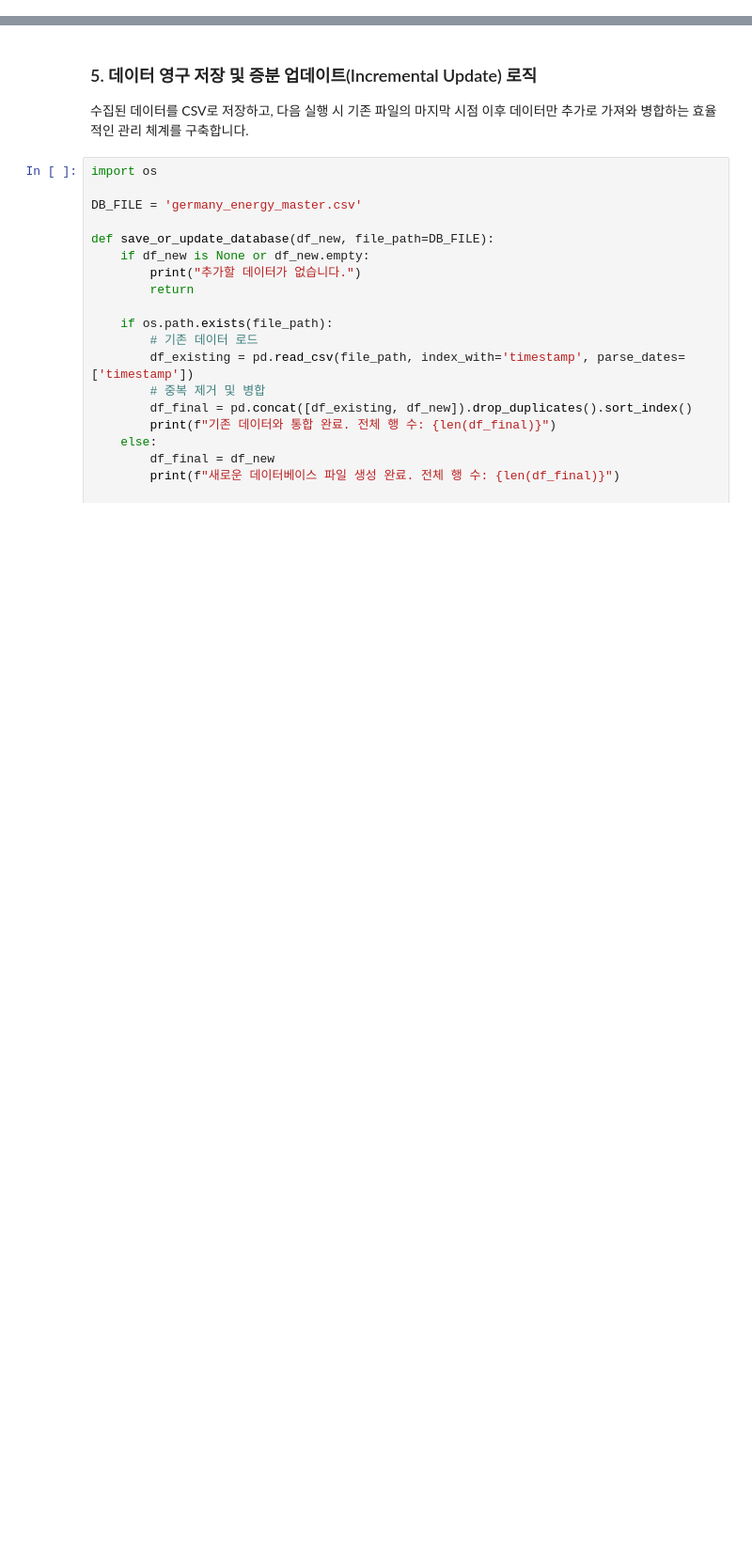
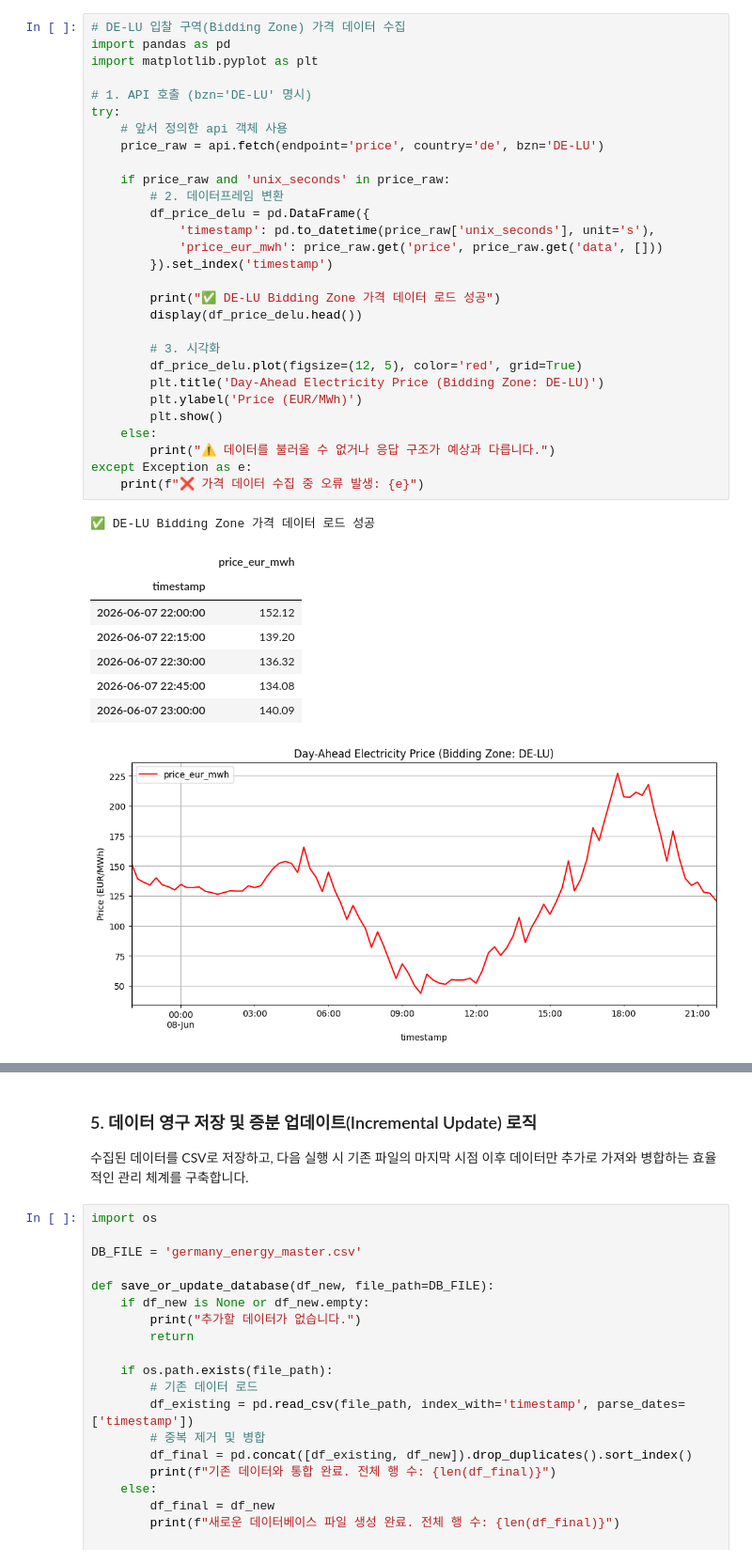
Before and after one commit to Giraffe-Shin/trading, a Jupyter notebook: 독일전력분석.ipynb, the cells around one changed output, grey strips where cells are left out. Shown at 94% size. Drawn from its saved outputs; the diff is of its cells as text; blank space fills up the shorter version.

```diff
--- a/독일전력분석.ipynb
+++ b/독일전력분석.ipynb
@@ -468,0 +318,39 @@ if df_master_2023 is not None:
+# %%
+# DE-LU 입찰 구역(Bidding Zone) 가격 데이터 수집
+import pandas as pd
+import matplotlib.pyplot as plt
+
+# 1. API 호출 (bzn='DE-LU' 명시)
+try:
+    # 앞서 정의한 api 객체 사용
+    price_raw = api.fetch(endpoint='price', country='de', bzn='DE-LU')
+
+    if price_raw and 'unix_seconds' in price_raw:
+        # 2. 데이터프레임 변환
+        df_price_delu = pd.DataFrame({
+            'timestamp': pd.to_datetime(price_raw['unix_seconds'], unit='s'),
+            'price_eur_mwh': price_raw.get('price', price_raw.get('data', []))
+        }).set_index('timestamp')
+
+        print("✅ DE-LU Bidding Zone 가격 데이터 로드 성공")
+        display(df_price_delu.head())
+
+        # 3. 시각화
+        df_price_delu.plot(figsize=(12, 5), color='red', grid=True)
+        plt.title('Day-Ahead Electricity Price (Bidding Zone: DE-LU)')
+        plt.ylabel('Price (EUR/MWh)')
+        plt.show()
+    else:
+        print("⚠️ 데이터를 불러올 수 없거나 응답 구조가 예상과 다릅니다.")
+except Exception as e:
+    print(f"❌ 가격 데이터 수집 중 오류 발생: {e}")
+# %% [output]
+✅ DE-LU Bidding Zone 가격 데이터 로드 성공
+|  | price_eur_mwh |
+| timestamp |  |
+| 2026-06-07 22:00:00 | 152.12 |
+| 2026-06-07 22:15:00 | 139.20 |
+| 2026-06-07 22:30:00 | 136.32 |
+| 2026-06-07 22:45:00 | 134.08 |
+| 2026-06-07 23:00:00 | 140.09 |
+[figure, added]
```
Also changed, not shown: parts of 46 cells of this notebook.
